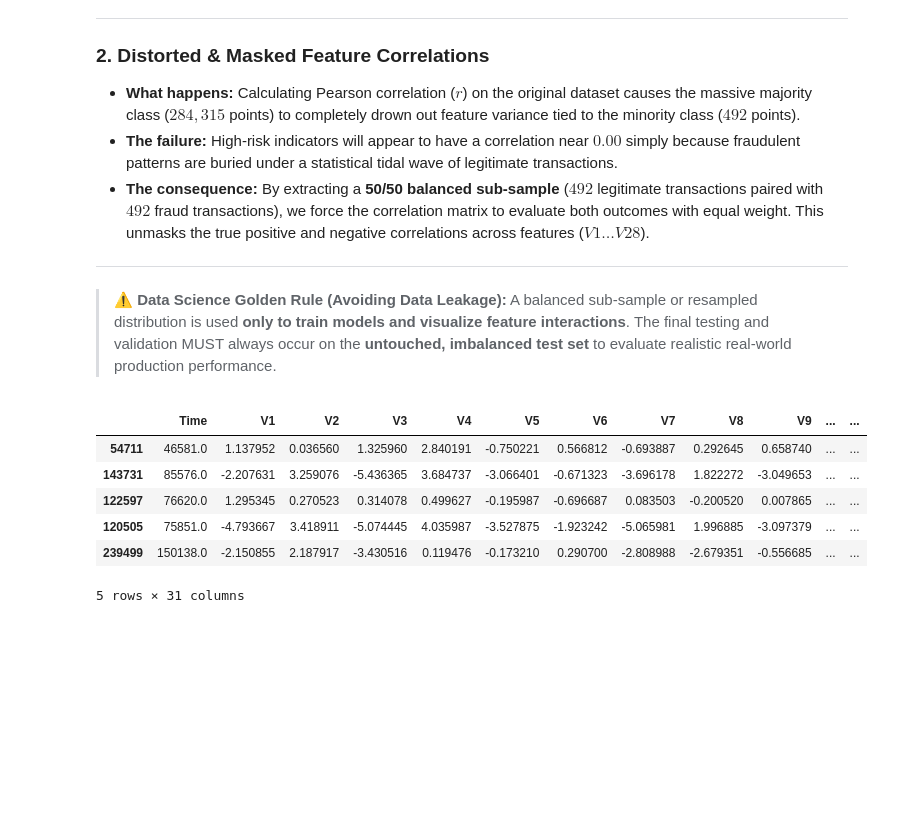
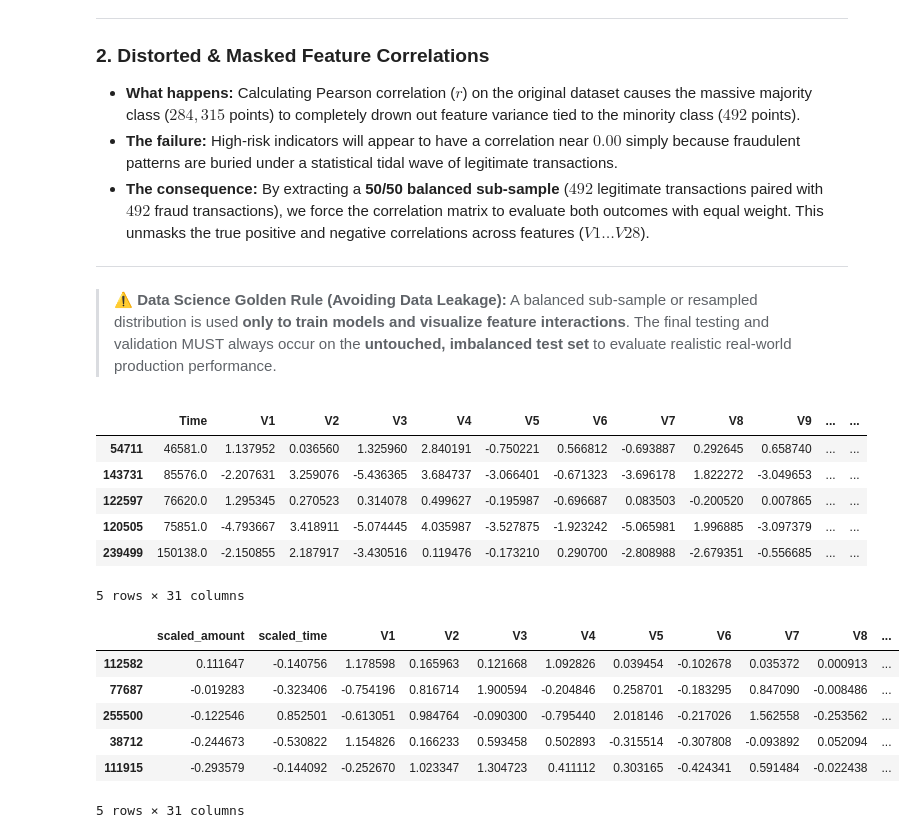
Before and after one commit to aliallam123/credit-card-fraud-detection, a Jupyter notebook: notebooks/my-notebook.ipynb, the cells around one changed output. Saved outputs shown, nothing was run; the diff lists cells and outputs as text; code cells hidden in the pictures; blank space fills up the shorter version.

Commit message:
scale transaction amount and time using RobustScaler

```diff
--- a/notebooks/my-notebook.ipynb
+++ b/notebooks/my-notebook.ipynb
@@ -200,3 +200,34 @@ new_df.head()
 | 120505 | 75851.0 | -4.793667 | 3.418911 | -5.074445 | 4.035987 | -3.527875 | -1.923242 | -5.065981 | 1.996885 | -3.097379 | ... | ... |
 | 239499 | 150138.0 | -2.150855 | 2.187917 | -3.430516 | 0.119476 | -0.173210 | 0.290700 | -2.808988 | -2.679351 | -0.556685 | ... | ... |
 5 rows × 31 columns
+# %%
+from sklearn.preprocessing import StandardScaler, RobustScaler
+
+# RobustScaler is less prone to extreme financial outliers
+std_scaler = StandardScaler()
+rob_scaler = RobustScaler()
+
+df['scaled_amount'] = rob_scaler.fit_transform(df['Amount'].values.reshape(-1, 1))
+df['scaled_time'] = rob_scaler.fit_transform(df['Time'].values.reshape(-1, 1))
+
+# Drop the raw unscaled columns
+df.drop(['Time', 'Amount'], axis=1, inplace=True)
+
+# Shift scaled columns to the front of the DataFrame
+scaled_amount = df['scaled_amount']
+scaled_time = df['scaled_time']
+
+df.drop(['scaled_amount', 'scaled_time'], axis=1, inplace=True)
+df.insert(0, 'scaled_amount', scaled_amount)
+df.insert(1, 'scaled_time', scaled_time)
+
+# Verify the changes
+df.head()
+# %% [output]
+|  | scaled_amount | scaled_time | V1 | V2 | V3 | V4 | V5 | V6 | V7 | V8 | ... |
+| 112582 | 0.111647 | -0.140756 | 1.178598 | 0.165963 | 0.121668 | 1.092826 | 0.039454 | -0.102678 | 0.035372 | 0.000913 | ... |
+| 77687 | -0.019283 | -0.323406 | -0.754196 | 0.816714 | 1.900594 | -0.204846 | 0.258701 | -0.183295 | 0.847090 | -0.008486 | ... |
+| 255500 | -0.122546 | 0.852501 | -0.613051 | 0.984764 | -0.090300 | -0.795440 | 2.018146 | -0.217026 | 1.562558 | -0.253562 | ... |
+| 38712 | -0.244673 | -0.530822 | 1.154826 | 0.166233 | 0.593458 | 0.502893 | -0.315514 | -0.307808 | -0.093892 | 0.052094 | ... |
+| 111915 | -0.293579 | -0.144092 | -0.252670 | 1.023347 | 1.304723 | 0.411112 | 0.303165 | -0.424341 | 0.591484 | -0.022438 | ... |
+5 rows × 31 columns
```
